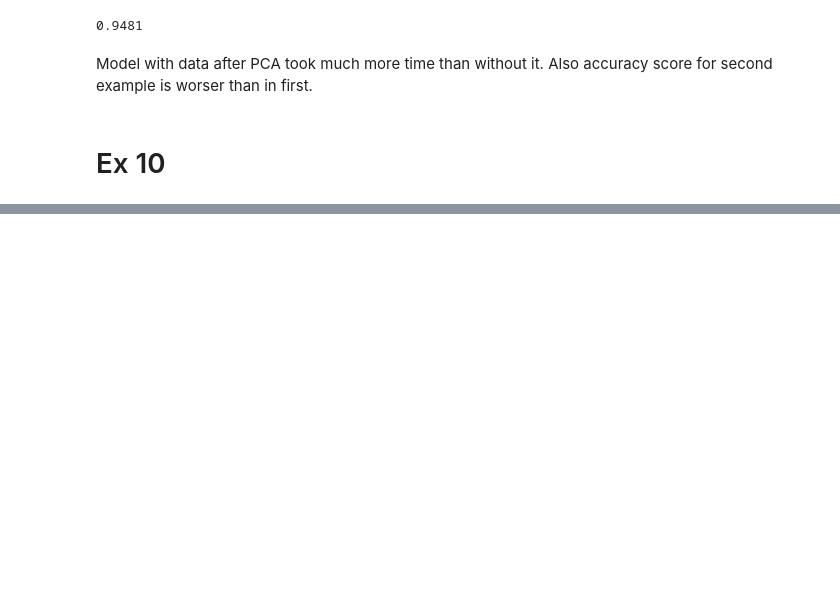
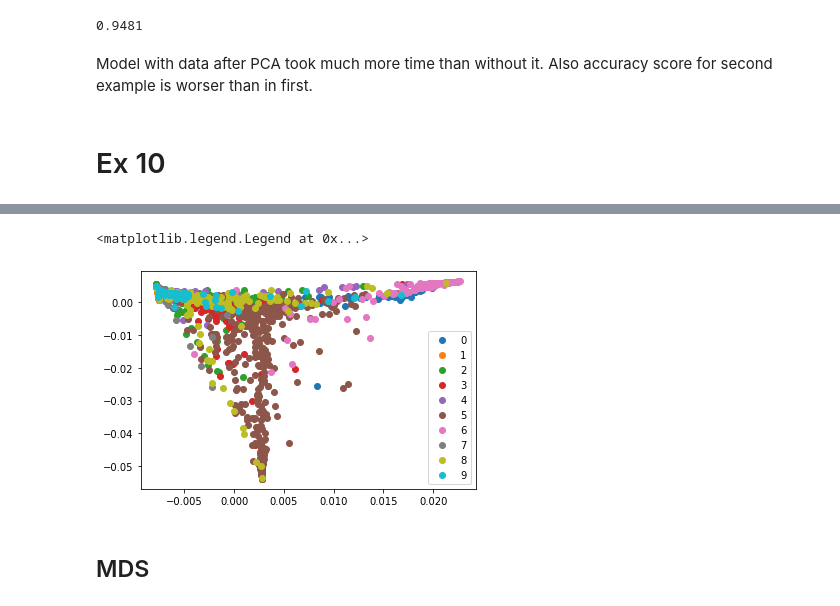
Before and after one commit to naelxd/handsonml-solutions, a Jupyter notebook: 09-decomposition/decomposition.ipynb, the cells around one changed output, grey strips where cells are left out. Cells and saved outputs as stored; diff of their text form; code cells hidden in the pictures; blank space fills up the shorter version.

```diff
--- a/09-decomposition/decomposition.ipynb
+++ b/09-decomposition/decomposition.ipynb
@@ -77,0 +113,15 @@ Model with data after PCA took much more time than without it. Also accuracy sco
+# %%
+lle = LocallyLinearEmbedding(n_components=2)
+
+X_lle = lle.fit_transform(X[:10000])
+# %%
+legend = []
+for i in '0123456789':
+    plt.scatter(X_lle[y[:10000]==i][:500, 0], X_lle[y[:10000]==i][:500, 1])
+    legend.append(i)
+plt.legend(legend)
+# %% [output]
+<matplotlib.legend.Legend at 0x...>
+[figure, added]
+# %% [markdown]
+## MDS
```
Also changed, not shown: parts of 14 cells of this notebook.
